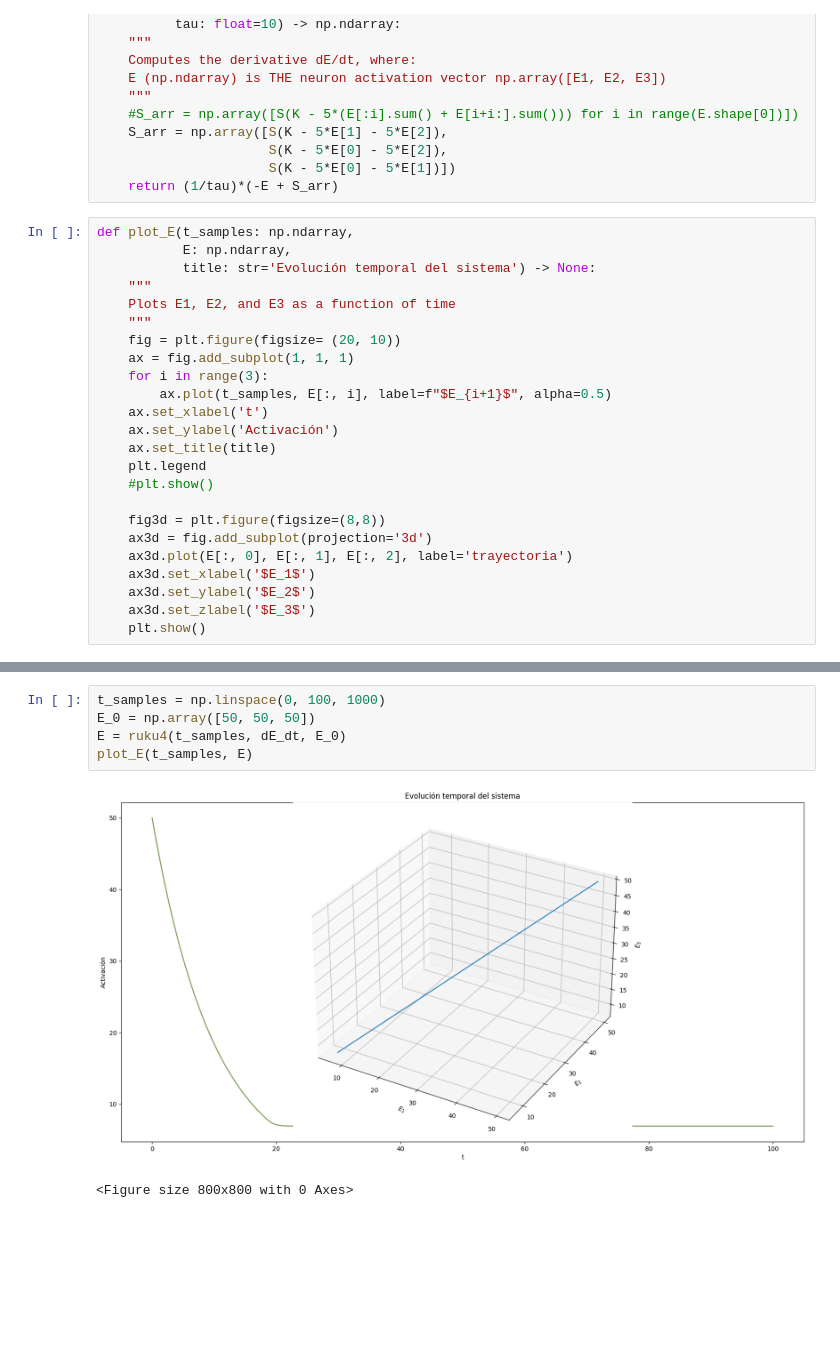
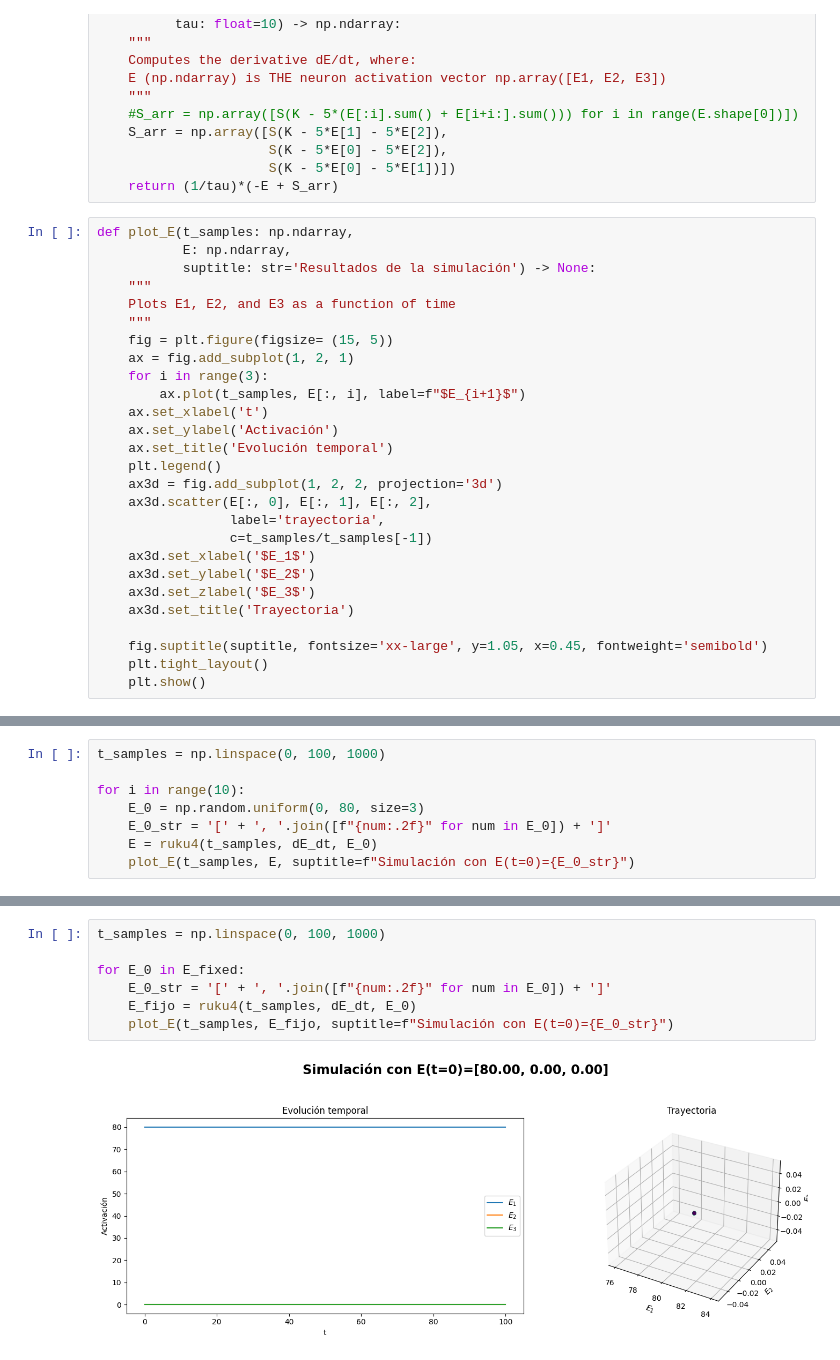
Before and after one commit to gonzagrau/Neuro-16-82, a Jupyter notebook: Sistemas dinamicos/TP3_GONZALO_GRAU.ipynb, the cells around one changed output, grey strips where cells are left out. Drawn from its saved outputs; the diff is of its cells as text; blank space fills up the shorter version.

```diff
--- a/Sistemas dinamicos/TP3_GONZALO_GRAU.ipynb
+++ b/Sistemas dinamicos/TP3_GONZALO_GRAU.ipynb
@@ -449,24 +448,27 @@ def dE_dt(t: float,
 # %%
 def plot_E(t_samples: np.ndarray,
            E: np.ndarray,
-           title: str='Evolución temporal del sistema') -> None:
+           suptitle: str='Resultados de la simulación') -> None:
     """
     Plots E1, E2, and E3 as a function of time
     """
-    fig = plt.figure(figsize= (20, 10))
-    ax = fig.add_subplot(1, 1, 1)
+    fig = plt.figure(figsize= (15, 5))
+    ax = fig.add_subplot(1, 2, 1)
     for i in range(3):
-        ax.plot(t_samples, E[:, i], label=f"$E_{i+1}$", alpha=0.5)
+        ax.plot(t_samples, E[:, i], label=f"$E_{i+1}$")
     ax.set_xlabel('t')
     ax.set_ylabel('Activación')
-    ax.set_title(title)
-    plt.legend
-    #plt.show()
-
-    fig3d = plt.figure(figsize=(8,8))
-    ax3d = fig.add_subplot(projection='3d')
-    ax3d.plot(E[:, 0], E[:, 1], E[:, 2], label='trayectoria')
+    ax.set_title('Evolución temporal')
+    plt.legend()
+    ax3d = fig.add_subplot(1, 2, 2, projection='3d')
+    ax3d.scatter(E[:, 0], E[:, 1], E[:, 2],
+                 label='trayectoria',
+                 c=t_samples/t_samples[-1])
     ax3d.set_xlabel('$E_1$')
     ax3d.set_ylabel('$E_2$')
     ax3d.set_zlabel('$E_3$')
+    ax3d.set_title('Trayectoria')
+
+    fig.suptitle(suptitle, fontsize='xx-large', y=1.05, x=0.45, fontweight='semibold')
+    plt.tight_layout()
     plt.show()
@@ -472,0 +477,8 @@ def plot_E(t_samples: np.ndarray,
+# %%
+t_samples = np.linspace(0, 100, 1000)
+
+for i in range(10):
+    E_0 = np.random.uniform(0, 80, size=3)
+    E_0_str = '[' + ', '.join([f"{num:.2f}" for num in E_0]) + ']'
+    E = ruku4(t_samples, dE_dt, E_0)
+    plot_E(t_samples, E, suptitle=f"Simulación con E(t=0)={E_0_str}")
@@ -473,8 +500,9 @@ def plot_E(t_samples: np.ndarray,
 # %%
 t_samples = np.linspace(0, 100, 1000)
-E_0 = np.array([50, 50, 50])
-E = ruku4(t_samples, dE_dt, E_0)
-plot_E(t_samples, E)
+
+for E_0 in E_fixed:
+    E_0_str = '[' + ', '.join([f"{num:.2f}" for num in E_0]) + ']'
+    E_fijo = ruku4(t_samples, dE_dt, E_0)
+    plot_E(t_samples, E_fijo, suptitle=f"Simulación con E(t=0)={E_0_str}")
 # %% [output]
-[figure, old version]
+[figure, new version]
-<Figure size 800x800 with 0 Axes>
```
Also changed, not shown: parts of 17 cells of this notebook.
